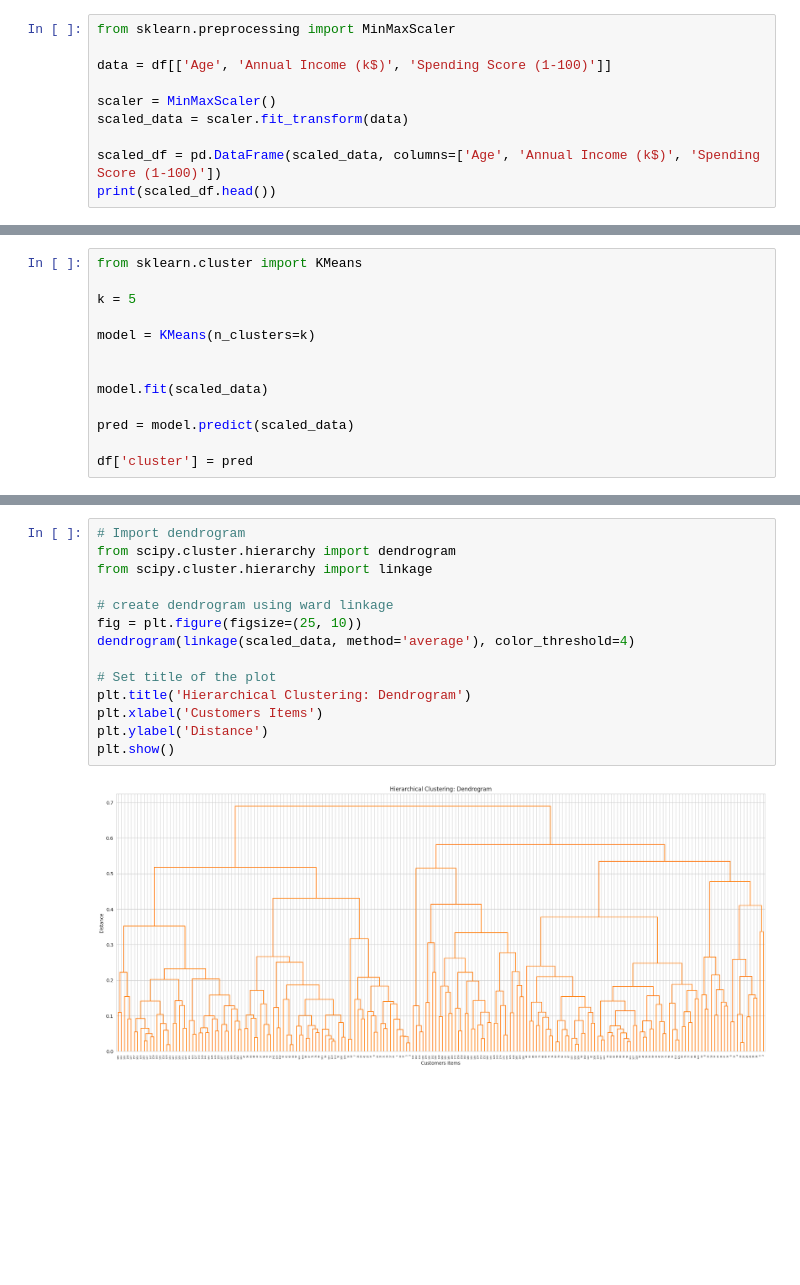
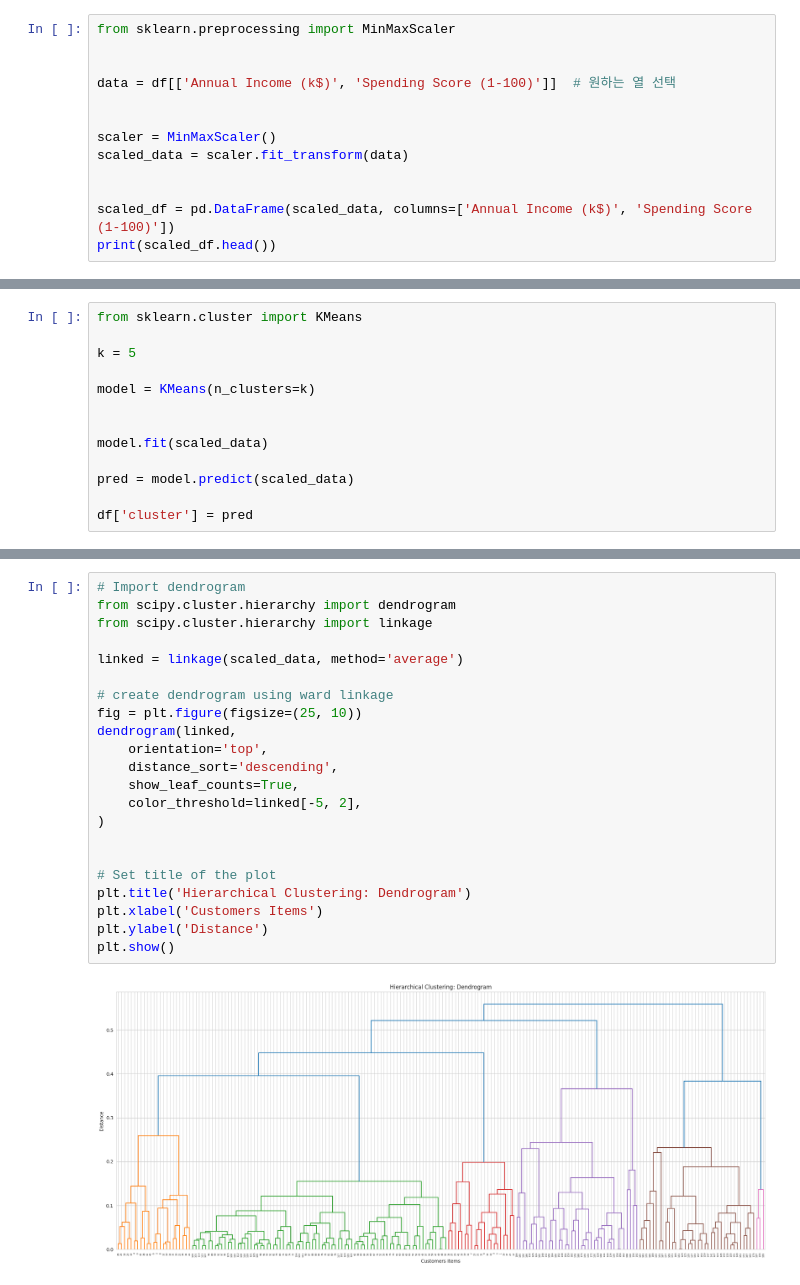
Before and after one commit to lsh729/AI, a Jupyter notebook: [AI_Assignment3]_Clustering_ipynb의_사본.ipynb, the cells around one changed output, grey strips where cells are left out. Drawn from its saved outputs; the diff is of its cells as text; blank space fills up the shorter version.

```diff
--- a/[AI_Assignment3]_Clustering_ipynb의_사본.ipynb
+++ b/[AI_Assignment3]_Clustering_ipynb의_사본.ipynb
@@ -228,11 +228,14 @@ Annual Income (k$), Spending Score (1-100) 두 정보를 이용해 고객들을
 # %%
 from sklearn.preprocessing import MinMaxScaler
 
-data = df[['Age', 'Annual Income (k$)', 'Spending Score (1-100)']]
+
+data = df[['Annual Income (k$)', 'Spending Score (1-100)']]  # 원하는 열 선택
+
 
 scaler = MinMaxScaler()
 scaled_data = scaler.fit_transform(data)
 
-scaled_df = pd.DataFrame(scaled_data, columns=['Age', 'Annual Income (k$)', 'Spending Score (1-100)'])
+
+scaled_df = pd.DataFrame(scaled_data, columns=['Annual Income (k$)', 'Spending Score (1-100)'])
 print(scaled_df.head())
 # %% [output]
@@ -293,19 +296,27 @@ plt.show()
 # %%
 # Import dendrogram
 from scipy.cluster.hierarchy import dendrogram
 from scipy.cluster.hierarchy import linkage
 
+linked = linkage(scaled_data, method='average')
+
 # create dendrogram using ward linkage
 fig = plt.figure(figsize=(25, 10))
-dendrogram(linkage(scaled_data, method='average'), color_threshold=4)
+dendrogram(linked,
+    orientation='top',
+    distance_sort='descending',
+    show_leaf_counts=True,
+    color_threshold=linked[-5, 2],
+)
+
 
 # Set title of the plot
 plt.title('Hierarchical Clustering: Dendrogram')
 plt.xlabel('Customers Items')
 plt.ylabel('Distance')
 plt.show()
 # %% [output]
-[figure, old version]
+[figure, new version]
 # %%
 from sklearn.metrics import silhouette_score
 
```
Also changed, not shown: parts of 4 cells of this notebook.
